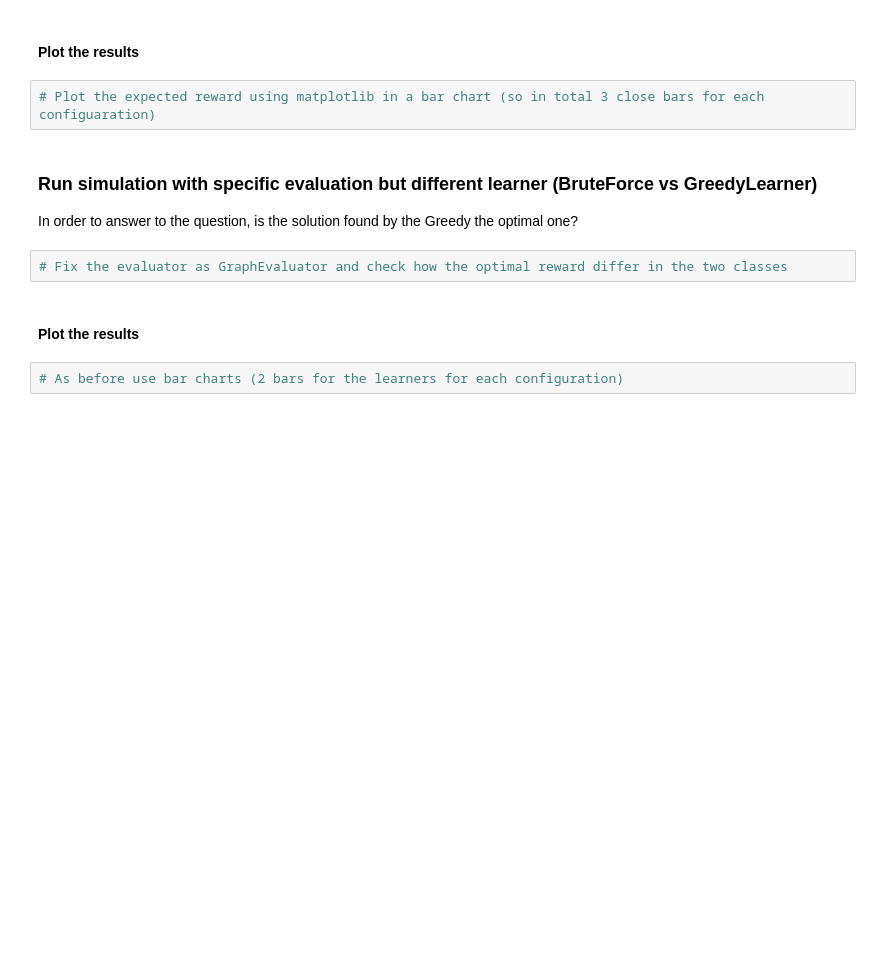
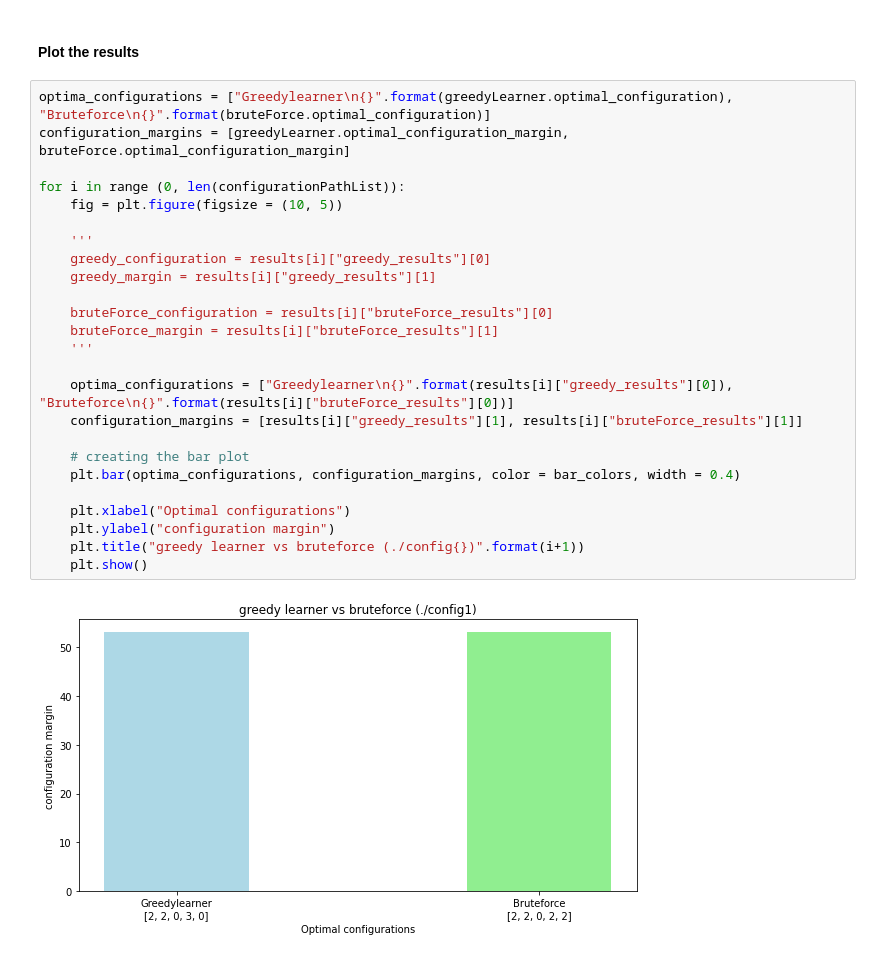
Before and after one commit to alemolteni/team4_projectOLA, a Jupyter notebook: Step2-GreedyLearner.ipynb, the cells around one changed output. Drawn from its saved outputs; the diff is of its cells as text; blank space fills up the shorter version.

```diff
--- a/Step2-GreedyLearner.ipynb
+++ b/Step2-GreedyLearner.ipynb
@@ -301,13 +507,29 @@ allMargins [4.562910666853068, 4.8294167016365925, 5.830158285474156, 5.04409707
 # %% [markdown]
 #### Plot the results
-# %%
-# Plot the expected reward using matplotlib in a bar chart (so in total 3 close bars for each configuaration)
-# %% [markdown]
-### Run simulation with specific evaluation but different learner (BruteForce vs GreedyLearner)
-In order to answer to the question, is the solution found by the Greedy the optimal one?
-# %%
-# Fix the evaluator as GraphEvaluator and check how the optimal reward differ in the two classes
-# %% [markdown]
-#### Plot the results
-# %%
-# As before use bar charts (2 bars for the learners for each configuration)
+# %%
+optima_configurations = ["Greedylearner\n{}".format(greedyLearner.optimal_configuration), "Bruteforce\n{}".format(bruteForce.optimal_configuration)]
+configuration_margins = [greedyLearner.optimal_configuration_margin, bruteForce.optimal_configuration_margin]
+
+for i in range (0, len(configurationPathList)):
+    fig = plt.figure(figsize = (10, 5))
+
+    '''
+    greedy_configuration = results[i]["greedy_results"][0]
+    greedy_margin = results[i]["greedy_results"][1]
+
+    bruteForce_configuration = results[i]["bruteForce_results"][0]
+    bruteForce_margin = results[i]["bruteForce_results"][1]
+    '''
+
+    optima_configurations = ["Greedylearner\n{}".format(results[i]["greedy_results"][0]), "Bruteforce\n{}".format(results[i]["bruteForce_results"][0])]
+    configuration_margins = [results[i]["greedy_results"][1], results[i]["bruteForce_results"][1]]
+
+    # creating the bar plot
+    plt.bar(optima_configurations, configuration_margins, color = bar_colors, width = 0.4)
+
+    plt.xlabel("Optimal configurations")
+    plt.ylabel("configuration margin")
+    plt.title("greedy learner vs bruteforce (./config{})".format(i+1))
+    plt.show()
+# %% [output]
+[figure, added]
```
Also changed, not shown: parts of 11 cells of this notebook.
